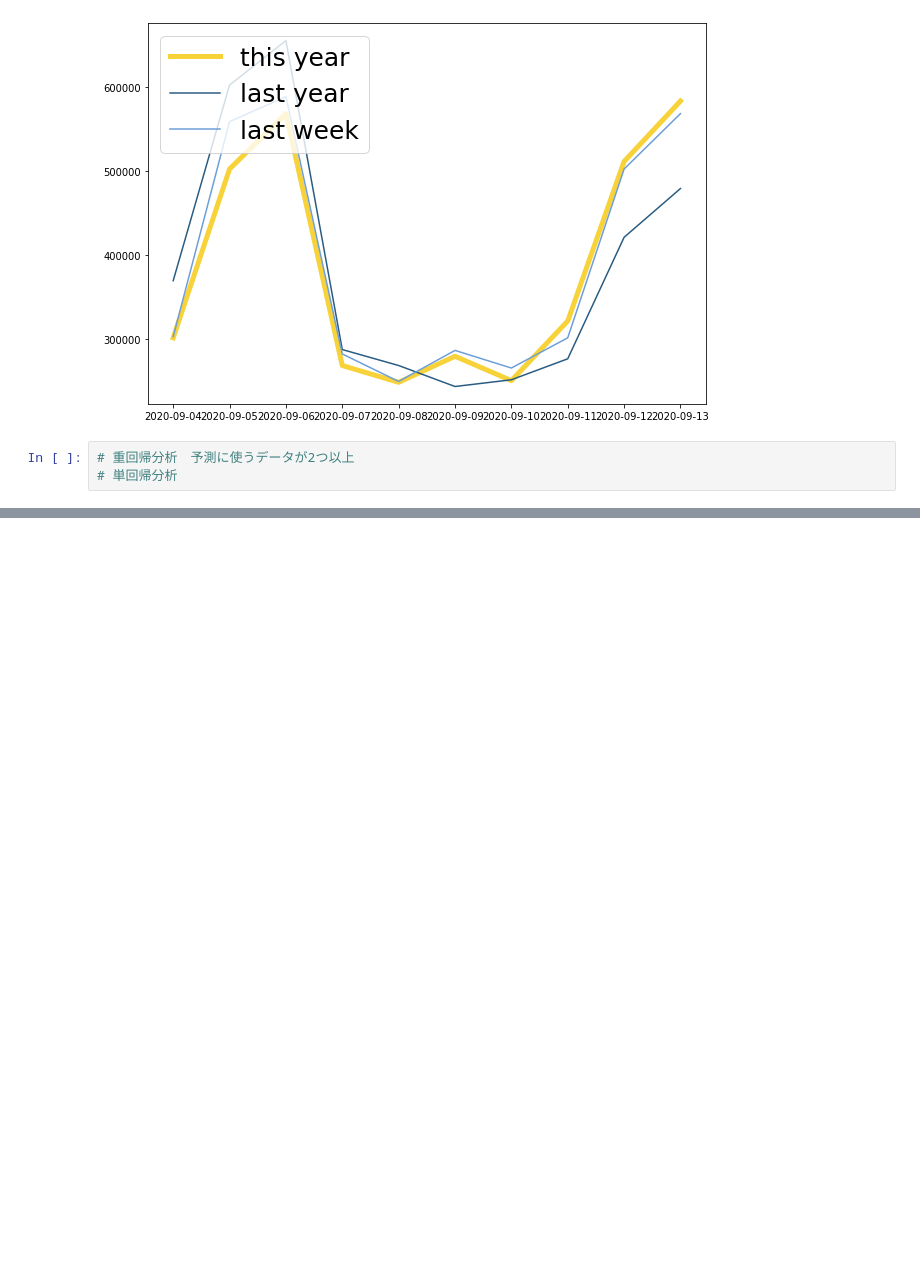
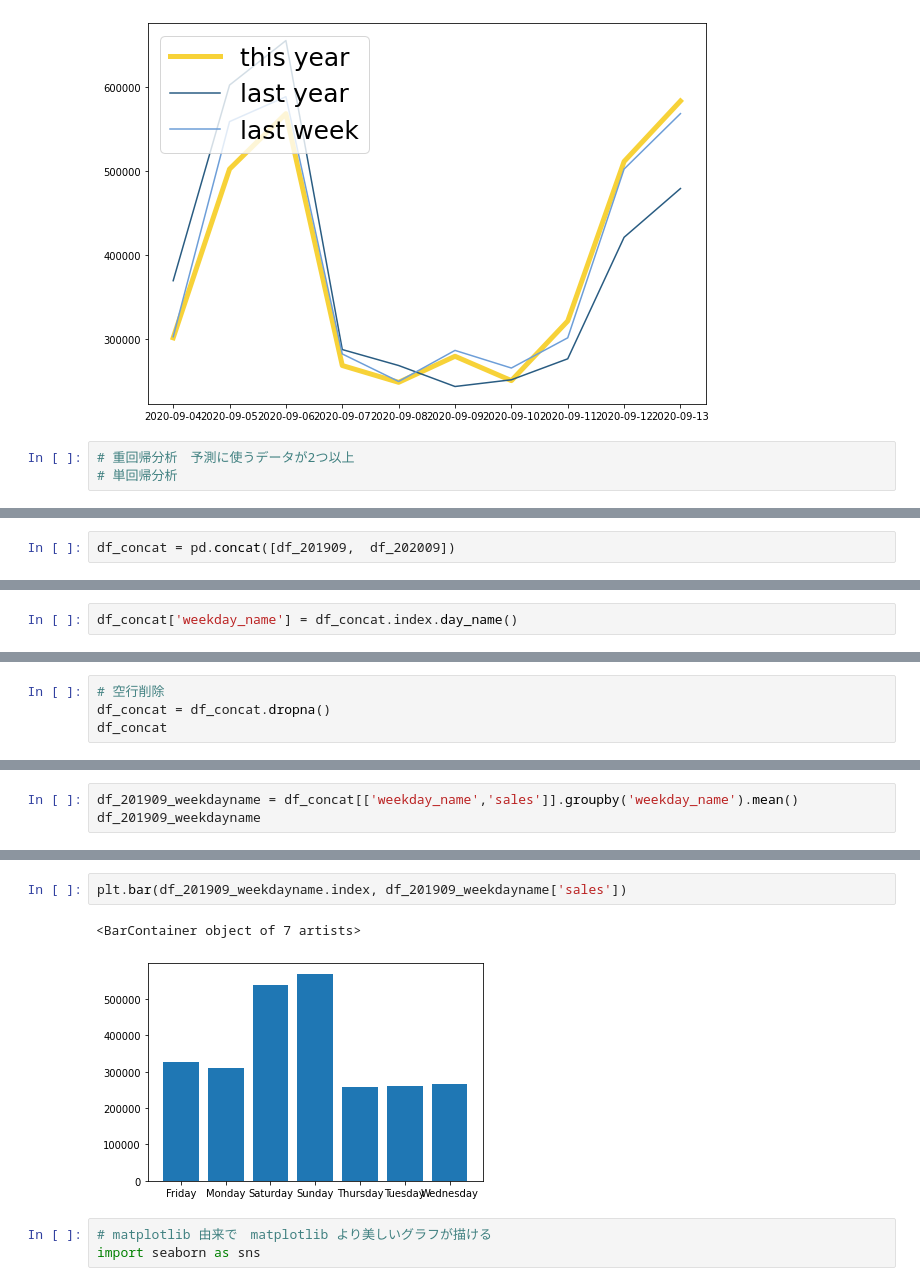
Before and after one commit to nin844/it_practice, a Jupyter notebook: pandas02.ipynb, the cells around one changed output, grey strips where cells are left out. Drawn from its saved outputs; the diff is of its cells as text; blank space fills up the shorter version.

```diff
--- a/pandas02.ipynb
+++ b/pandas02.ipynb
@@ -1201,0 +1226,2 @@ plt.savefig("/content/drive/My Drive/graph02.png")
+# %%
+df_concat = pd.concat([df_201909,  df_202009])
@@ -1201,0 +1245,2 @@ plt.savefig("/content/drive/My Drive/graph02.png")
+# %%
+df_concat['weekday_name'] = df_concat.index.day_name()
@@ -1201,0 +1264,4 @@ plt.savefig("/content/drive/My Drive/graph02.png")
+# %%
+# 空行削除
+df_concat = df_concat.dropna()
+df_concat
@@ -1201,0 +1287,3 @@ plt.savefig("/content/drive/My Drive/graph02.png")
+# %%
+df_201909_weekdayname = df_concat[['weekday_name','sales']].groupby('weekday_name').mean()
+df_201909_weekdayname
@@ -1201,0 +1300,8 @@ plt.savefig("/content/drive/My Drive/graph02.png")
+# %%
+plt.bar(df_201909_weekdayname.index, df_201909_weekdayname['sales'])
+# %% [output]
+<BarContainer object of 7 artists>
+[figure, added]
+# %%
+# matplotlib 由来で　matplotlib より美しいグラフが描ける
+import seaborn as sns
```
Also changed, not shown: parts of 63 cells of this notebook.
